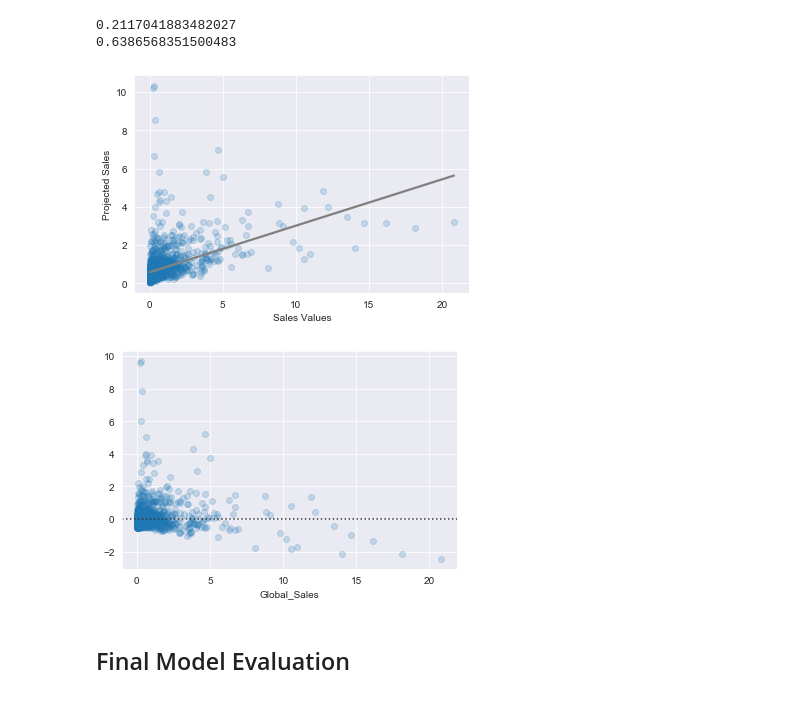
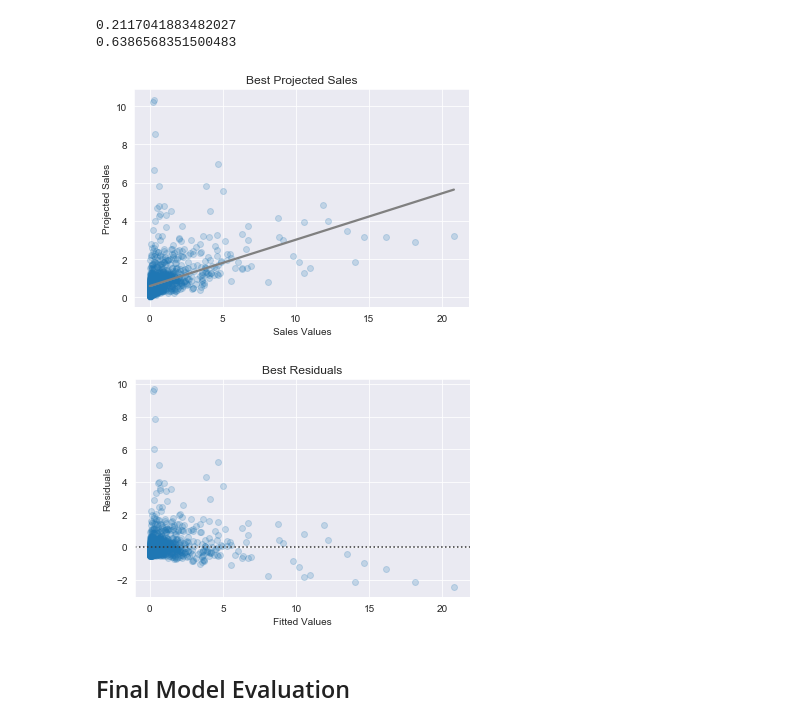
Before and after one commit to RCKettel/CapstoneProject, a Jupyter notebook: Projects/FinalNotebook.ipynb, the cells around one changed output. Drawn from its saved outputs; the diff is of its cells as text; code cells hidden in the pictures.

Commit message:
switching out the visuals in my repo

```diff
--- a/Projects/FinalNotebook.ipynb
+++ b/Projects/FinalNotebook.ipynb
@@ -454,14 +476,18 @@ print(mean_absolute_error(y_test, rfr.predict(X_test_ohe)))
 # %%
 sns.regplot(y_test, rfr.predict(X_test_ohe), ci=False,
             scatter_kws={'alpha': 0.2}, line_kws={"color": "grey"})
+plt.title('Best Projected Sales')
 plt.xlabel('Sales Values')
 plt.ylabel('Projected Sales');
 # %% [output]
-[figure, old version]
+[figure, new version]
 # %%
-sns.residplot(y_test, rfr.predict(X_test_ohe), scatter_kws={'alpha': 0.2});
+sns.residplot(y_test, rfr.predict(X_test_ohe), scatter_kws={'alpha': 0.2})
+plt.title('Best Residuals')
+plt.xlabel('Fitted Values')
+plt.ylabel('Residuals');
 # %% [output]
-[figure, old version]
+[figure, new version]
 # %% [markdown]
 ## Final Model Evaluation
 # %% [markdown]
```
Also changed, not shown: parts of 4 cells of this notebook, 14 other files.
